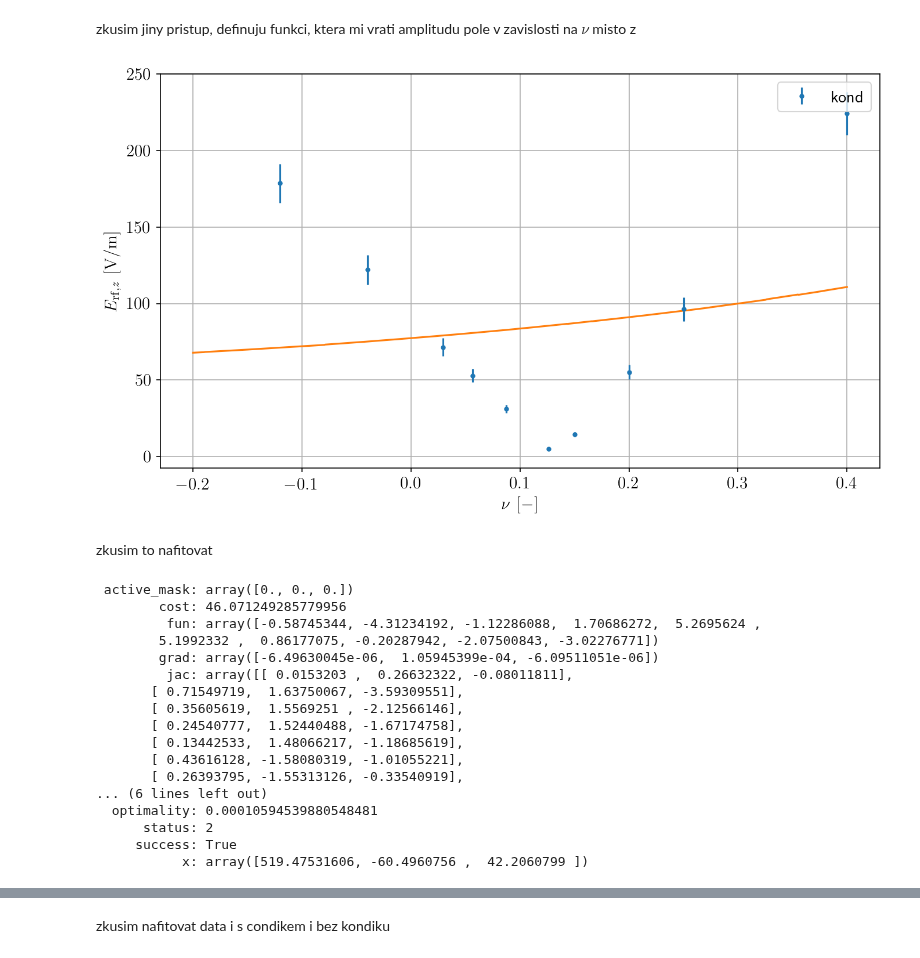
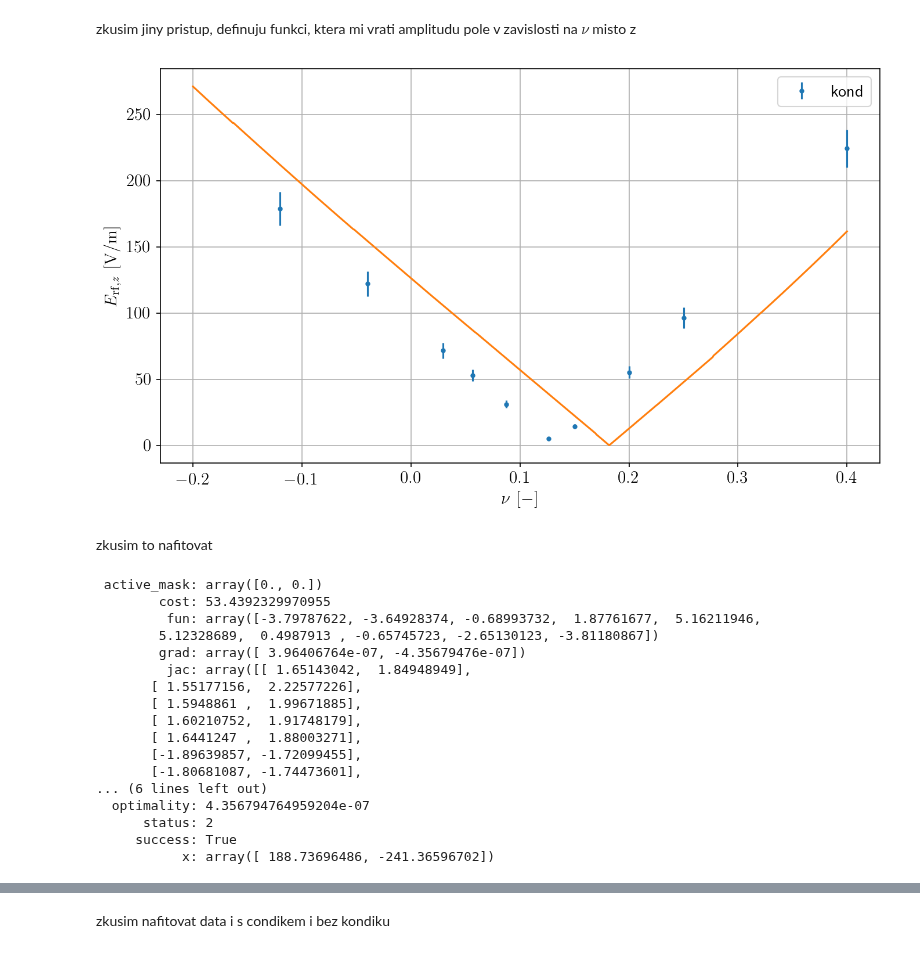
Before and after one commit to dvadlejch/Julia_vypocty_diplomka, a Jupyter notebook: micromotion_measurements/axial_EMM_model_vs_experiment.ipynb, the cells around one changed output, grey strips where cells are left out. Cells and saved outputs as stored; diff of their text form; code cells hidden in the pictures.

```diff
--- a/micromotion_measurements/axial_EMM_model_vs_experiment.ipynb
+++ b/micromotion_measurements/axial_EMM_model_vs_experiment.ipynb
@@ -658,10 +658,10 @@ def E_rf_asym_amp(Vrf, phi, delta_z_ax, z, f_interp):
     return np.abs(E_rf_complex)
 # %%
 # napeti a faze na elektrodach pasti
-Vrf_1 = 800
+Vrf_1 = 550
 Vrf_3 = 550
-Vrf_5 = 50
-Vrf_6 = 0
+Vrf_5 = 31.5
+Vrf_6 = 50
 Vrf = np.array( [Vrf_1, Vrf_3, Vrf_5, Vrf_6] )
 
 phi_2 = 0
@@ -669,7 +669,7 @@ phi_56 = 0
 
 phi = np.array( [0, phi_2, phi_56] )
 
-delta_z_ax = [0, 0]
+delta_z_ax = [-100, 100]
 
 z_range = np.linspace(-100, 100, 1000)
 E_rf_amp = E_rf_asym_amp(Vrf, phi, delta_z_ax,z_range,(E_field_rad_jedna , E_field_ax_5, E_field_ax_6) )
@@ -793,40 +793,41 @@ def E_rf_asym_phase_nu(Vrf, phi, delta_z_ax, nu, f_interp):
     return np.angle( E_rf_complex )
 # %%
 # napeti a faze na elektrodach pasti
-Vrf_1 = 73.54872052
-Vrf_3 = 73.54872052
+Vrf_1 = 520
+Vrf_3 = 520
 Vrf_5 = 31.5
 Vrf_6 = 31.5
 Vrf = np.array( [Vrf_1, Vrf_3, Vrf_5, Vrf_6] )
 
 phi_2 = 0
-phi_56 = 0.1
+phi_56 = 0
 
 phi = np.array( [0, phi_2, phi_56] )
 
-delta_z_ax = [175.87364292/2, 175.87364292/2]
+delta_z_ax_5 = 100
+delta_z_ax = [delta_z_ax_5, -82 - delta_z_ax_5]
 
 nu_range = np.linspace(-0.2, 0.4, 1000)
 E_rf_amp = E_rf_asym_amp_nu(Vrf, phi, delta_z_ax,nu_range,(E_field_rad_jedna , E_field_ax_5, E_field_ax_6) )
 
 
 my_dpi = 150
 siz = 100
 sizex = 16*siz
 sizey = 9*siz
 
 plt.figure(figsize=(sizex/my_dpi, sizey/my_dpi), dpi=my_dpi)
 plt.errorbar(nu_cond, E_rf_cond, yerr=E_rf_cond_sigma, fmt='.', label=r'kond')
 # plt.errorbar(nu_bezcond, E_rf, yerr=E_rf_sigma,  fmt='o', label=r'bez kond')
 plt.plot(nu_range, E_rf_amp)
 
 plt.xlabel(r"$ \nu \, \, \rm [-]$")
 plt.ylabel(r"$ E_{\rm rf, \it z} \, \, \rm [V/m]$")
 
 plt.legend()
 plt.grid()
 # %% [output]
-[figure, old version]
+[figure, new version]
 # %% [markdown]
 zkusim to nafitovat
 # %%
@@ -873,25 +875,28 @@ def fit_resid_E_amp(x, nu_data, E_amp_data):
 from scipy.optimize import least_squares
 
 x0 = np.array( [300, -10, 0.9] )
+x0 = np.array( [300, -10] )
+x0 = np.array( [-10, -10] )
+# x0 = np.array( [-10] )
 fit = least_squares(fit_resid_E_amp,x0, args=(nu_cond, E_rf_cond) , ftol=1e-10, xtol=1e-10)
 fit
 # %% [output]
- active_mask: array([0., 0., 0.])
-        cost: 46.071249285779956
-         fun: array([-0.58745344, -4.31234192, -1.12286088,  1.70686272,  5.2695624 ,
-        5.1992332 ,  0.86177075, -0.20287942, -2.07500843, -3.02276771])
-        grad: array([-6.49630045e-06,  1.05945399e-04, -6.09511051e-06])
-         jac: array([[ 0.0153203 ,  0.26632322, -0.08011811],
-       [ 0.71549719,  1.63750067, -3.59309551],
-       [ 0.35605619,  1.5569251 , -2.12566146],
-       [ 0.24540777,  1.52440488, -1.67174758],
-       [ 0.13442533,  1.48066217, -1.18685619],
-       [ 0.43616128, -1.58080319, -1.01055221],
-       [ 0.26393795, -1.55313126, -0.33540919],
+ active_mask: array([0., 0.])
+        cost: 53.4392329970955
+         fun: array([-3.79787622, -3.64928374, -0.68993732,  1.87761677,  5.16211946,
+        5.12328689,  0.4987913 , -0.65745723, -2.65130123, -3.81180867])
+        grad: array([ 3.96406764e-07, -4.35679476e-07])
+         jac: array([[ 1.65143042,  1.84948949],
+       [ 1.55177156,  2.22577226],
+       [ 1.5948861 ,  1.99671885],
+       [ 1.60210752,  1.91748179],
+       [ 1.6441247 ,  1.88003271],
+       [-1.89639857, -1.72099455],
+       [-1.80681087, -1.74473601],
 ... (6 lines left out)
-  optimality: 0.00010594539880548481
+  optimality: 4.356794764959204e-07
       status: 2
      success: True
-           x: array([519.47531606, -60.4960756 ,  42.2060799 ])
+           x: array([ 188.73696486, -241.36596702])
 # %%
 # napeti a faze na elektrodach pasti
```
Also changed, not shown: parts of 12 cells of this notebook, 7 other files.
